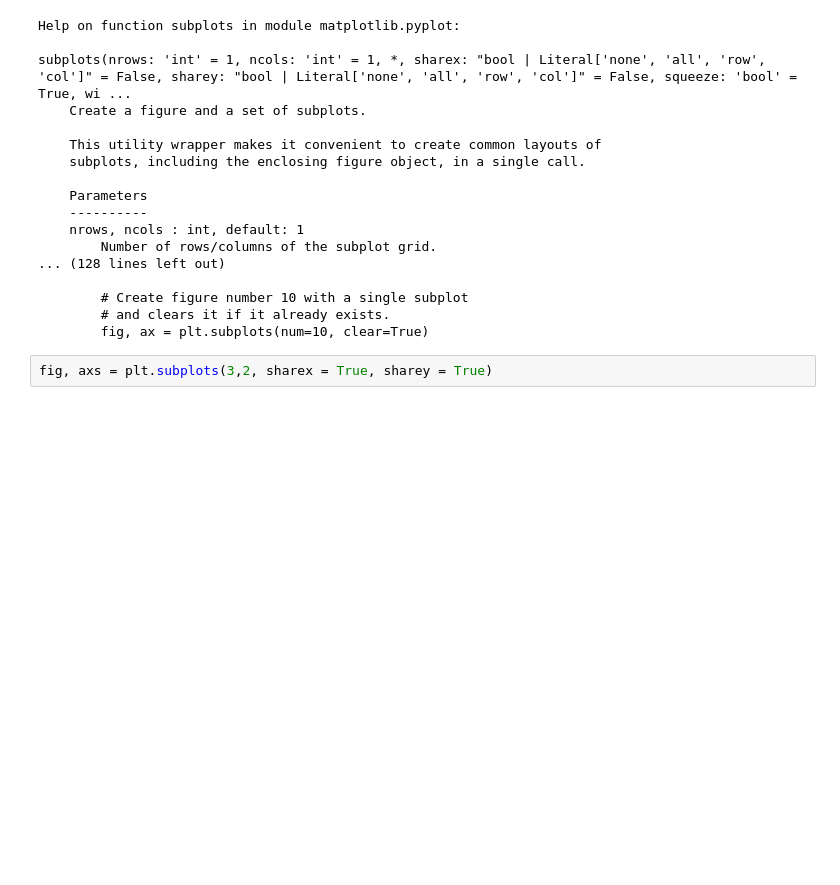
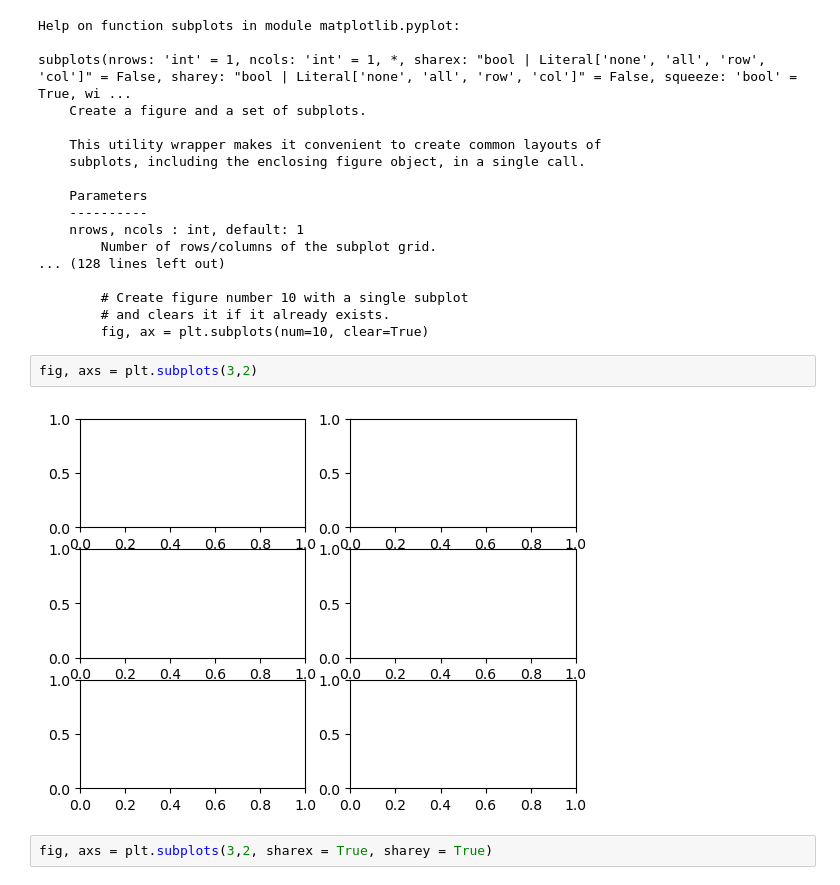
Before and after one commit to smithla-math/Math9-Quarterly, a Jupyter notebook: _sources/lectures/lec22_plotting.ipynb, the cells around one changed output. Saved outputs shown, nothing was run; the diff lists cells and outputs as text; blank space fills up the shorter version.

```diff
--- a/_sources/lectures/lec22_plotting.ipynb
+++ b/_sources/lectures/lec22_plotting.ipynb
@@ -56,6 +56,10 @@ subplots(nrows: 'int' = 1, ncols: 'int' = 1, *, sharex: "bool | Literal['none',
         # Create figure number 10 with a single subplot
         # and clears it if it already exists.
         fig, ax = plt.subplots(num=10, clear=True)
+# %%
+fig, axs = plt.subplots(3,2)
+# %% [output]
+[figure, added]
 # %%
 fig, axs = plt.subplots(3,2, sharex = True, sharey = True)
 # %% [output]
```
Also changed, not shown: parts of 2 cells of this notebook, 34 other files.
